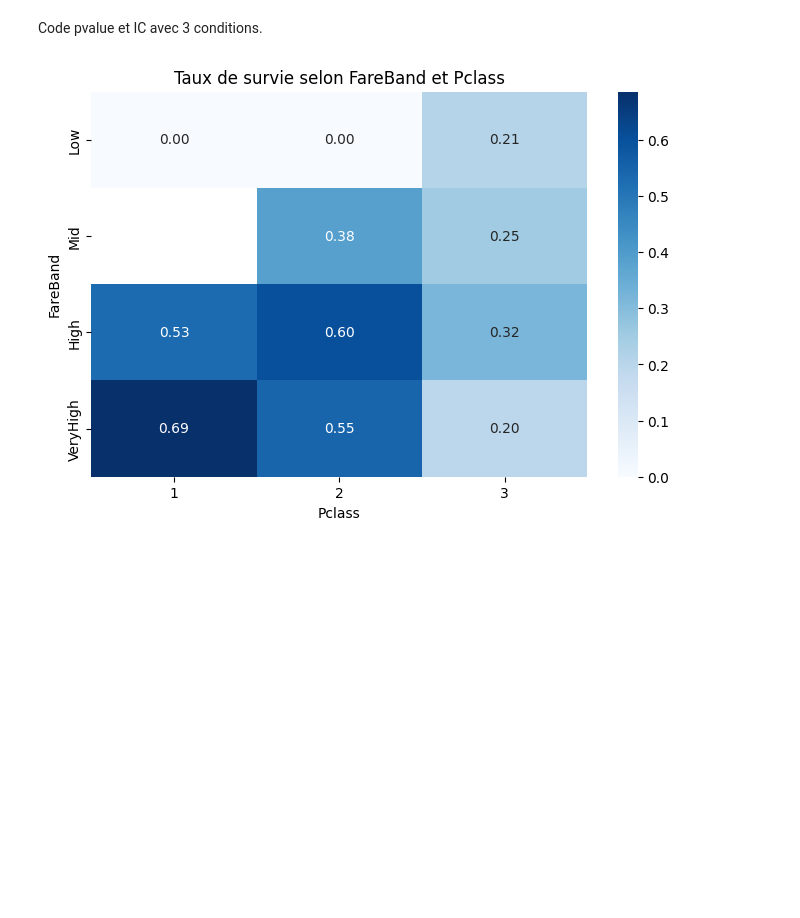
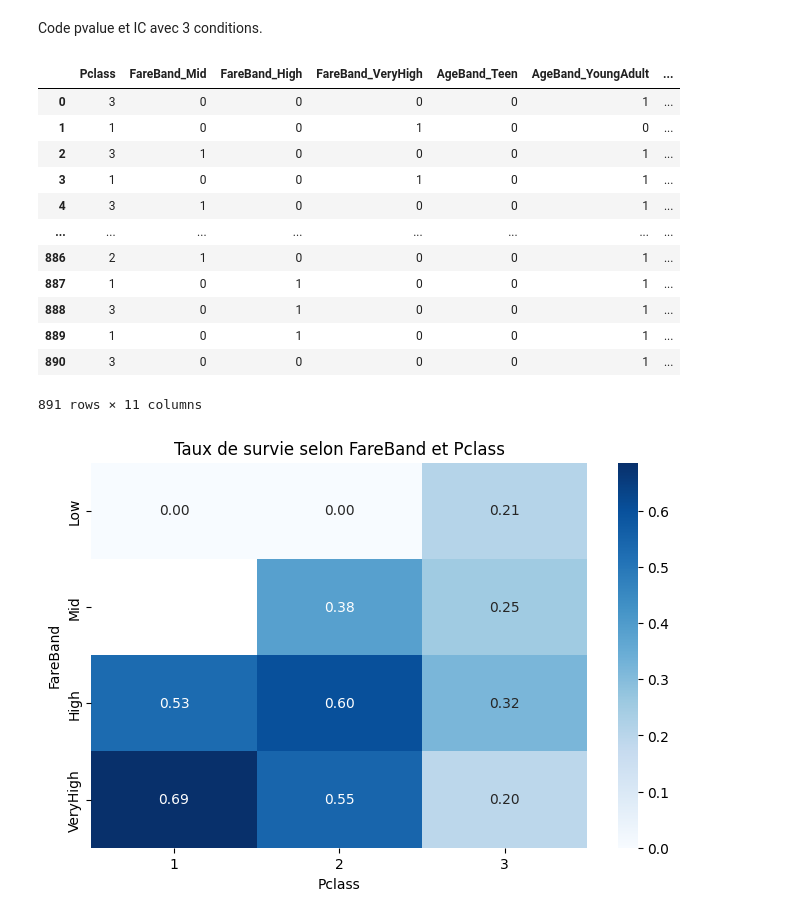
Before and after one commit to sf44557gh/Dashboard_Training_0, a Jupyter notebook: notebooka73fd58afb.ipynb, the cells around one changed output. Cells and saved outputs as stored; diff of their text form; code cells hidden in the pictures; blank space fills up the shorter version.

```diff
--- a/notebooka73fd58afb.ipynb
+++ b/notebooka73fd58afb.ipynb
@@ -392,5 +408,21 @@ Les hommes ont 93 % moins de chances de survivre que les femmes. Leur chance son
 # %% [markdown]
 Code pvalue et IC avec 3 conditions.
+# %%
+df_encoded
+# %% [output]
+|  | Pclass | FareBand_Mid | FareBand_High | FareBand_VeryHigh | AgeBand_Teen | AgeBand_YoungAdult | ... |
+| 0 | 3 | 0 | 0 | 0 | 0 | 1 | ... |
+| 1 | 1 | 0 | 0 | 1 | 0 | 0 | ... |
+| 2 | 3 | 1 | 0 | 0 | 0 | 1 | ... |
+| 3 | 1 | 0 | 0 | 1 | 0 | 1 | ... |
+| 4 | 3 | 1 | 0 | 0 | 0 | 1 | ... |
+| ... | ... | ... | ... | ... | ... | ... | ... |
+| 886 | 2 | 1 | 0 | 0 | 0 | 1 | ... |
+| 887 | 1 | 0 | 1 | 0 | 0 | 1 | ... |
+| 888 | 3 | 0 | 1 | 0 | 0 | 1 | ... |
+| 889 | 1 | 0 | 1 | 0 | 0 | 1 | ... |
+| 890 | 3 | 0 | 0 | 0 | 0 | 1 | ... |
+891 rows × 11 columns
 # %%
 
 # Calcul du taux de survie moyen pour chaque combinaison FareBand x Pclass
```
Also changed, not shown: parts of 8 cells of this notebook.
